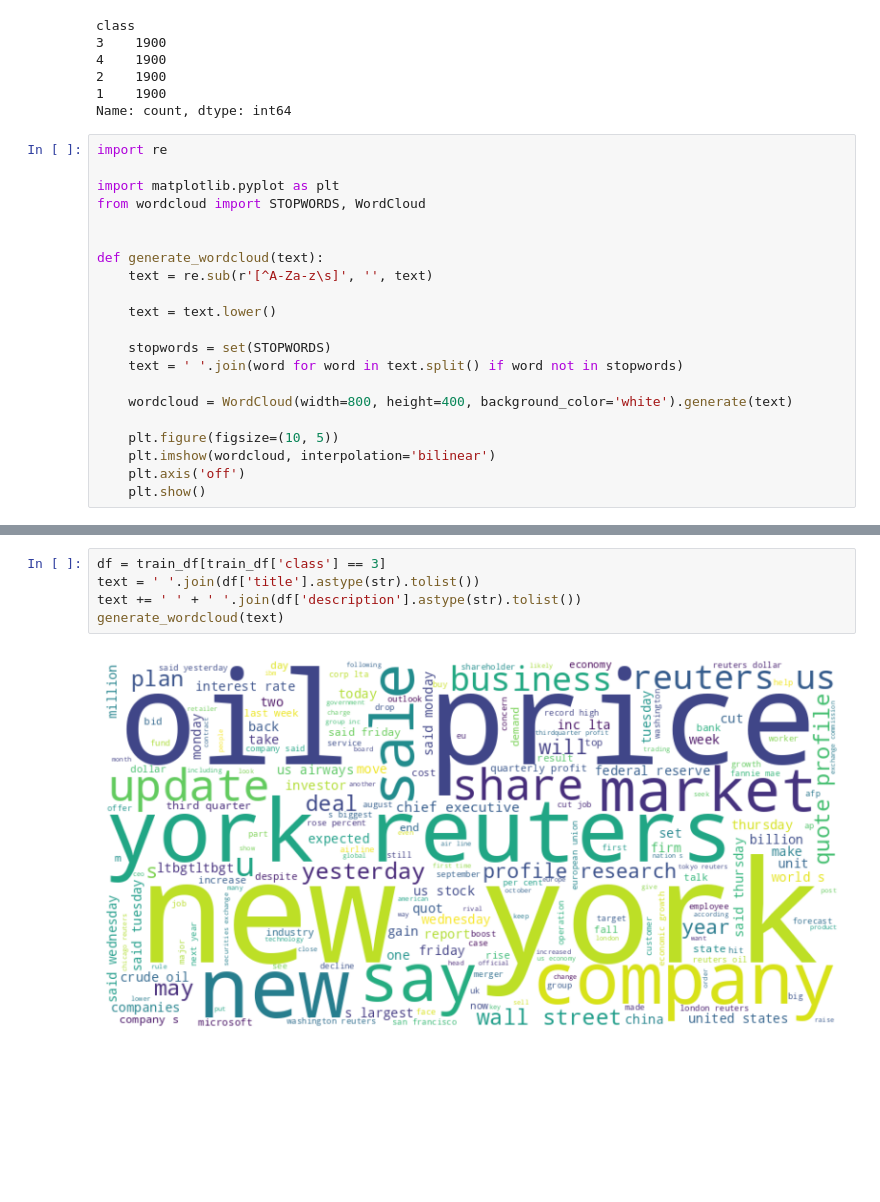
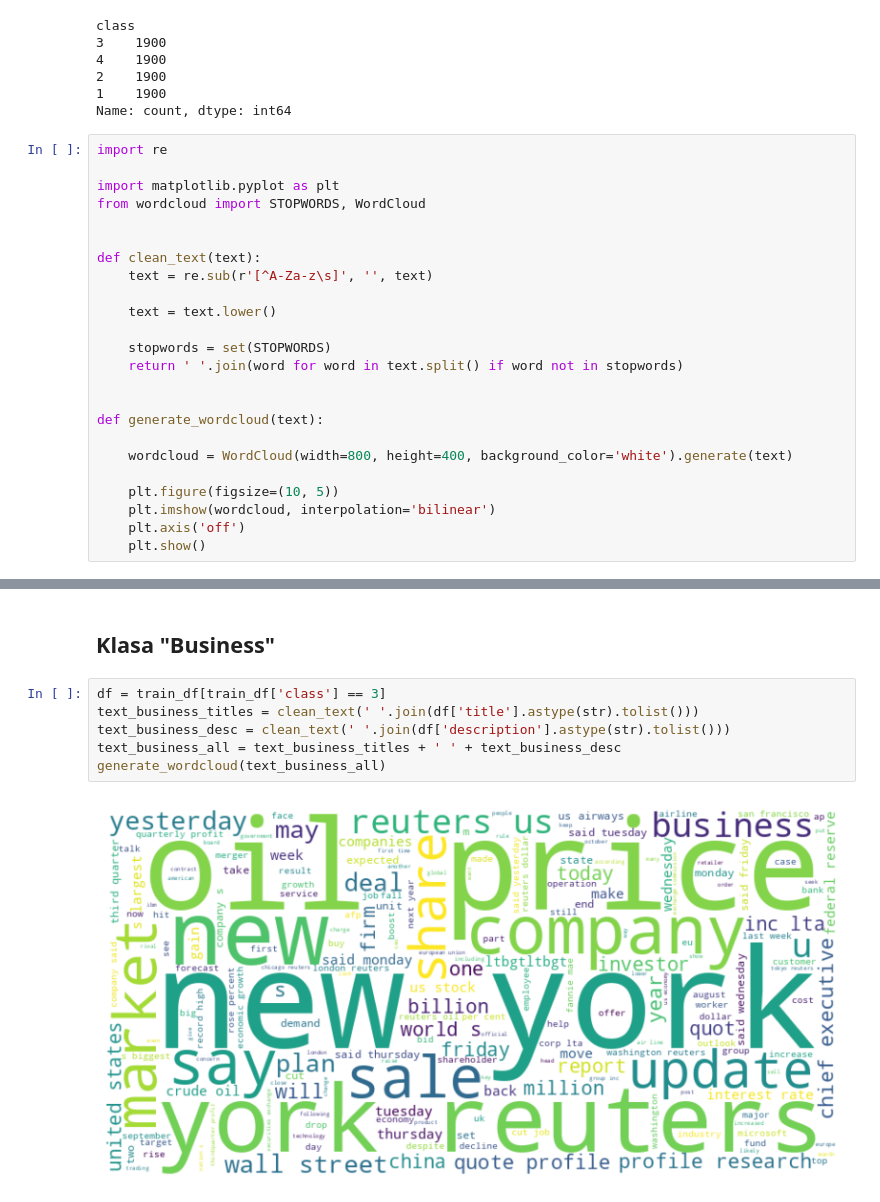
Before and after one commit to nr6000000/pw-przetwarzanie-danych, a Jupyter notebook: eda.ipynb, the cells around one changed output, grey strips where cells are left out. Saved outputs shown, nothing was run; the diff lists cells and outputs as text; blank space fills up the shorter version.

```diff
--- a/eda.ipynb
+++ b/eda.ipynb
@@ -36,13 +57,16 @@ import matplotlib.pyplot as plt
 from wordcloud import STOPWORDS, WordCloud
 
 
-def generate_wordcloud(text):
+def clean_text(text):
     text = re.sub(r'[^A-Za-z\s]', '', text)
 
     text = text.lower()
 
     stopwords = set(STOPWORDS)
-    text = ' '.join(word for word in text.split() if word not in stopwords)
+    return ' '.join(word for word in text.split() if word not in stopwords)
+
+
+def generate_wordcloud(text):
 
     wordcloud = WordCloud(width=800, height=400, background_color='white').generate(text)
 
@@ -73,7 +183,10 @@ generate_wordcloud(text)
+# %% [markdown]
+## Klasa "Business"
 # %%
 df = train_df[train_df['class'] == 3]
-text = ' '.join(df['title'].astype(str).tolist())
-text += ' ' + ' '.join(df['description'].astype(str).tolist())
-generate_wordcloud(text)
+text_business_titles = clean_text(' '.join(df['title'].astype(str).tolist()))
+text_business_desc = clean_text(' '.join(df['description'].astype(str).tolist()))
+text_business_all = text_business_titles + ' ' + text_business_desc
+generate_wordcloud(text_business_all)
 # %% [output]
-[figure, old version]
+[figure, new version]
```
Also changed, not shown: parts of 30 cells of this notebook, 2 other files.
